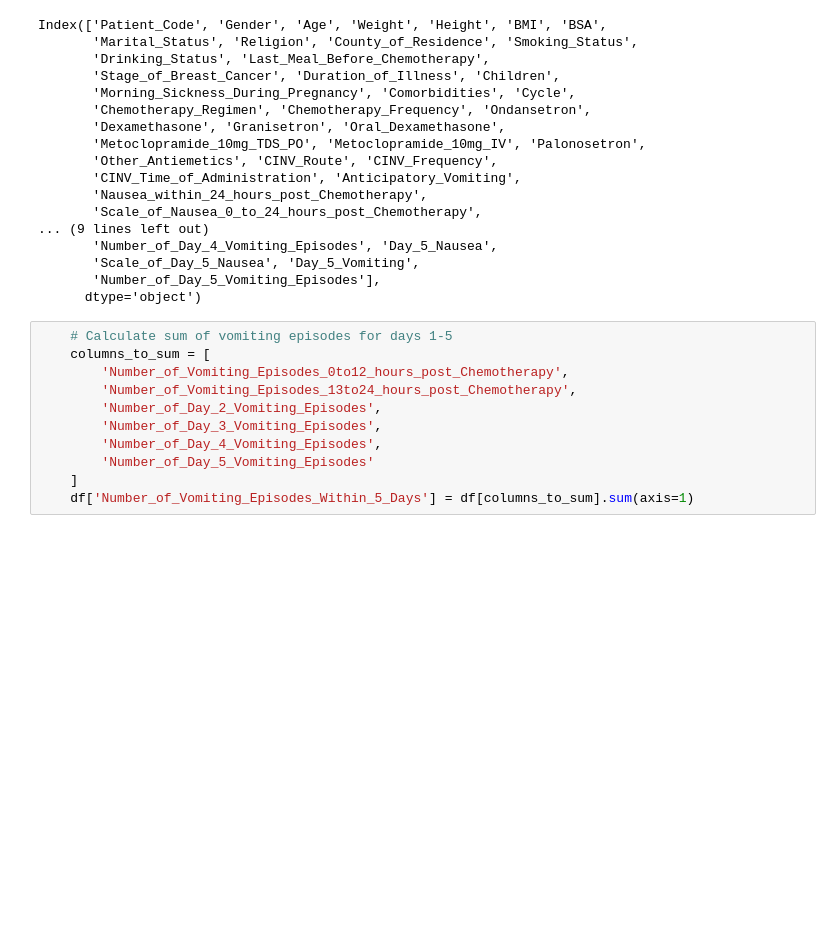
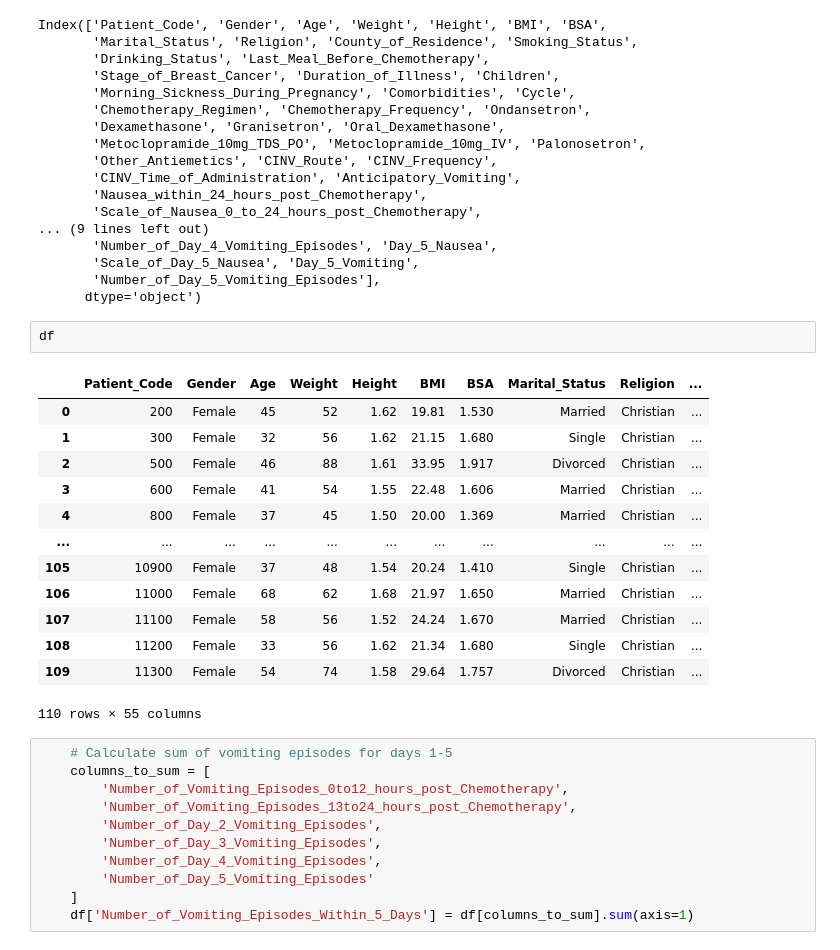
Before and after one commit to TheCarton/adi_decision_tree_notebook, a Jupyter notebook: src/notebook.ipynb, the cells around one changed output. Cells and saved outputs as stored; diff of their text form; blank space fills up the shorter version.

```diff
--- a/src/notebook.ipynb
+++ b/src/notebook.ipynb
@@ -30,6 +34,22 @@ Index(['Patient_Code', 'Gender', 'Age', 'Weight', 'Height', 'BMI', 'BSA',
        'Scale_of_Day_5_Nausea', 'Day_5_Vomiting',
        'Number_of_Day_5_Vomiting_Episodes'],
       dtype='object')
+# %%
+df
+# %% [output]
+|  | Patient_Code | Gender | Age | Weight | Height | BMI | BSA | Marital_Status | Religion | ... |
+| 0 | 200 | Female | 45 | 52 | 1.62 | 19.81 | 1.530 | Married | Christian | ... |
+| 1 | 300 | Female | 32 | 56 | 1.62 | 21.15 | 1.680 | Single | Christian | ... |
+| 2 | 500 | Female | 46 | 88 | 1.61 | 33.95 | 1.917 | Divorced | Christian | ... |
+| 3 | 600 | Female | 41 | 54 | 1.55 | 22.48 | 1.606 | Married | Christian | ... |
+| 4 | 800 | Female | 37 | 45 | 1.50 | 20.00 | 1.369 | Married | Christian | ... |
+| ... | ... | ... | ... | ... | ... | ... | ... | ... | ... | ... |
+| 105 | 10900 | Female | 37 | 48 | 1.54 | 20.24 | 1.410 | Single | Christian | ... |
+| 106 | 11000 | Female | 68 | 62 | 1.68 | 21.97 | 1.650 | Married | Christian | ... |
+| 107 | 11100 | Female | 58 | 56 | 1.52 | 24.24 | 1.670 | Married | Christian | ... |
+| 108 | 11200 | Female | 33 | 56 | 1.62 | 21.34 | 1.680 | Single | Christian | ... |
+| 109 | 11300 | Female | 54 | 74 | 1.58 | 29.64 | 1.757 | Divorced | Christian | ... |
+110 rows × 55 columns
 # %%
     # Calculate sum of vomiting episodes for days 1-5
     columns_to_sum = [
```
Also changed, not shown: parts of 10 cells of this notebook.
